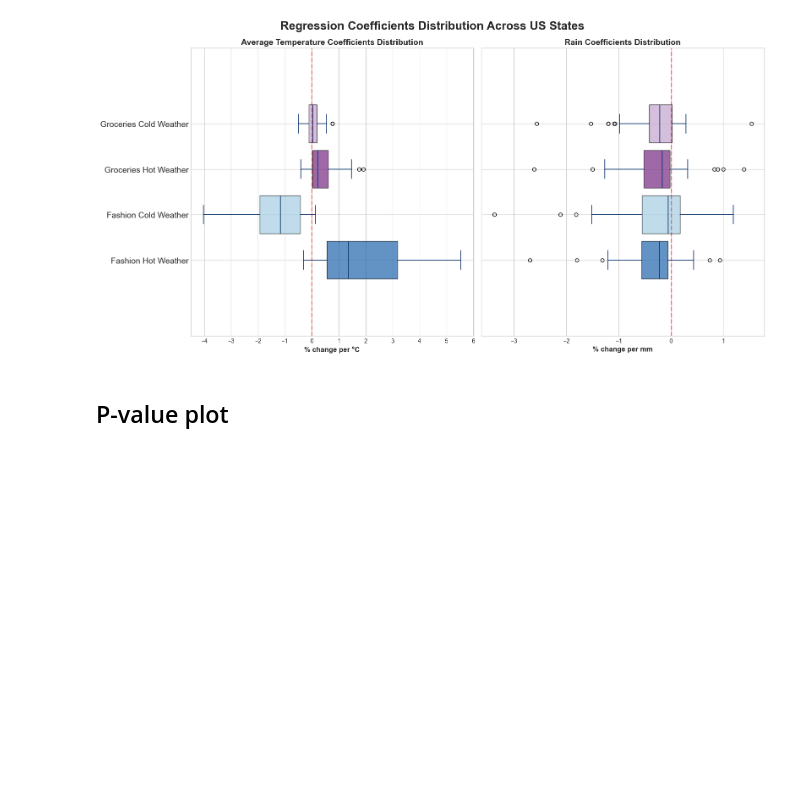
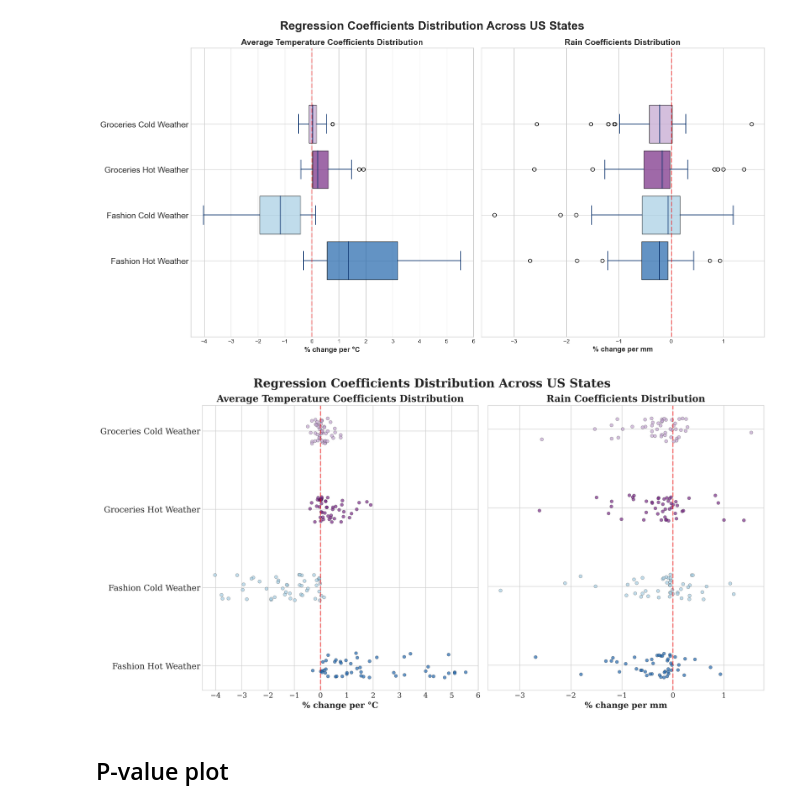
Before and after one commit to MoritzBaldauf/Bachelor_Thesis_Code, a Jupyter notebook: 3_Linear_regression.ipynb, the cells around one changed output. Saved outputs shown, nothing was run; the diff lists cells and outputs as text; code cells hidden in the pictures; blank space fills up the shorter version.

Commit message:
Figure Consistency changes

```diff
--- a/3_Linear_regression.ipynb
+++ b/3_Linear_regression.ipynb
@@ -213,3 +280,9 @@ fig1 = create_coefficient_boxplots(df_list, regression_names)
+# %%
+df_list = [fashion_hot_weather_rev, fashion_cold_weather_rev, groceries_hot_weather_rev, groceries_cold_weather_rev]
+regression_names = ['Fashion Hot Weather', 'Fashion Cold Weather', 'Groceries Hot Weather', 'Groceries Cold Weather']
+fig = create_coefficient_plots(df_list, regression_names)
+# %% [output]
+[figure, added]
 # %% [markdown]
 ## P-value plot
 # %%
```
Also changed, not shown: parts of 3 cells of this notebook, 28 other files.
